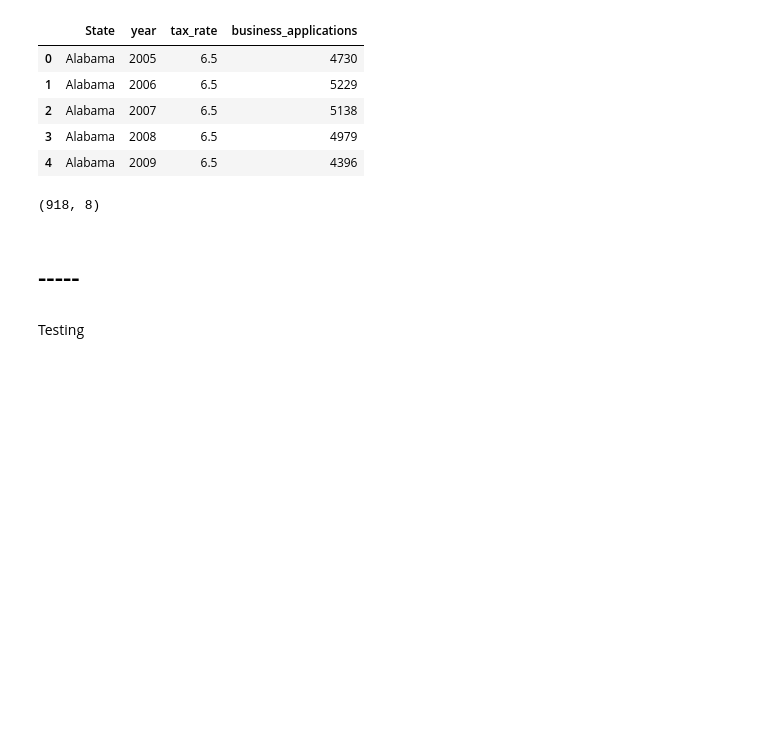
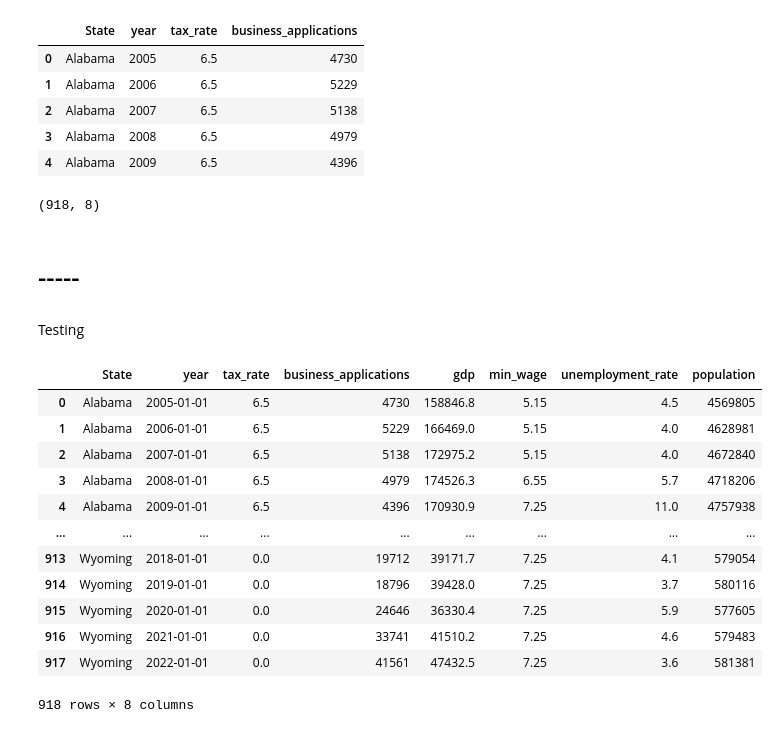
Before and after one commit to anoushkaberry15/data-analytics-project, a Jupyter notebook: Data Cleaning.ipynb, the cells around one changed output. Saved outputs shown, nothing was run; the diff lists cells and outputs as text; code cells hidden in the pictures; blank space fills up the shorter version.

```diff
--- a/Data Cleaning.ipynb
+++ b/Data Cleaning.ipynb
@@ -177,0 +176,18 @@ sns.scatterplot(x='area', y='kernel_length', hue='y', data=df)
+# %%
+df_test = df.copy()
+df_test['year'] = pd.to_datetime(df['year'], format='%Y')
+df_test
+# %% [output]
+|  | State | year | tax_rate | business_applications | gdp | min_wage | unemployment_rate | population |
+| 0 | Alabama | 2005-01-01 | 6.5 | 4730 | 158846.8 | 5.15 | 4.5 | 4569805 |
+| 1 | Alabama | 2006-01-01 | 6.5 | 5229 | 166469.0 | 5.15 | 4.0 | 4628981 |
+| 2 | Alabama | 2007-01-01 | 6.5 | 5138 | 172975.2 | 5.15 | 4.0 | 4672840 |
+| 3 | Alabama | 2008-01-01 | 6.5 | 4979 | 174526.3 | 6.55 | 5.7 | 4718206 |
+| 4 | Alabama | 2009-01-01 | 6.5 | 4396 | 170930.9 | 7.25 | 11.0 | 4757938 |
+| ... | ... | ... | ... | ... | ... | ... | ... | ... |
+| 913 | Wyoming | 2018-01-01 | 0.0 | 19712 | 39171.7 | 7.25 | 4.1 | 579054 |
+| 914 | Wyoming | 2019-01-01 | 0.0 | 18796 | 39428.0 | 7.25 | 3.7 | 580116 |
+| 915 | Wyoming | 2020-01-01 | 0.0 | 24646 | 36330.4 | 7.25 | 5.9 | 577605 |
+| 916 | Wyoming | 2021-01-01 | 0.0 | 33741 | 41510.2 | 7.25 | 4.6 | 579483 |
+| 917 | Wyoming | 2022-01-01 | 0.0 | 41561 | 47432.5 | 7.25 | 3.6 | 581381 |
+918 rows × 8 columns
```
Also changed, not shown: parts of 4 cells of this notebook.
